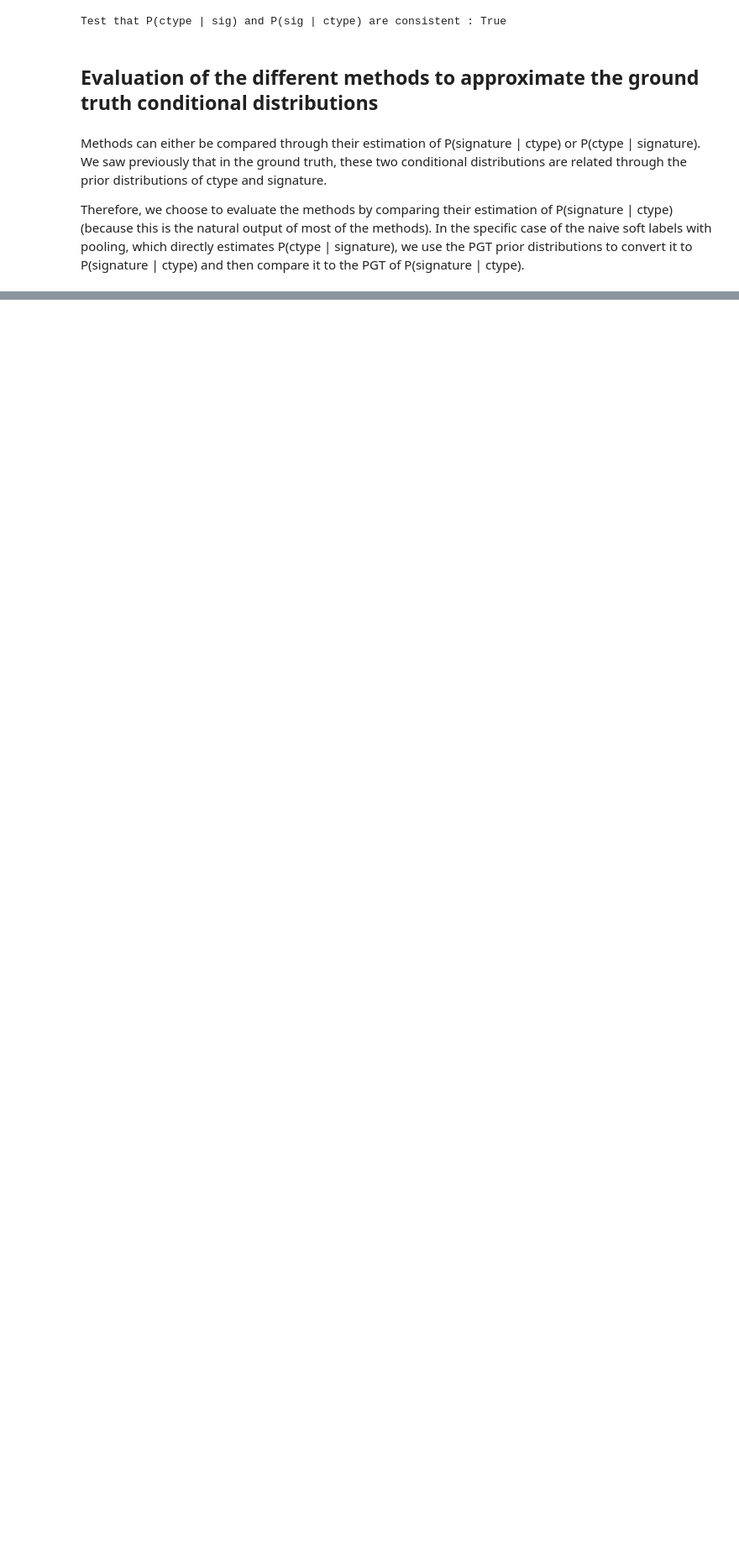
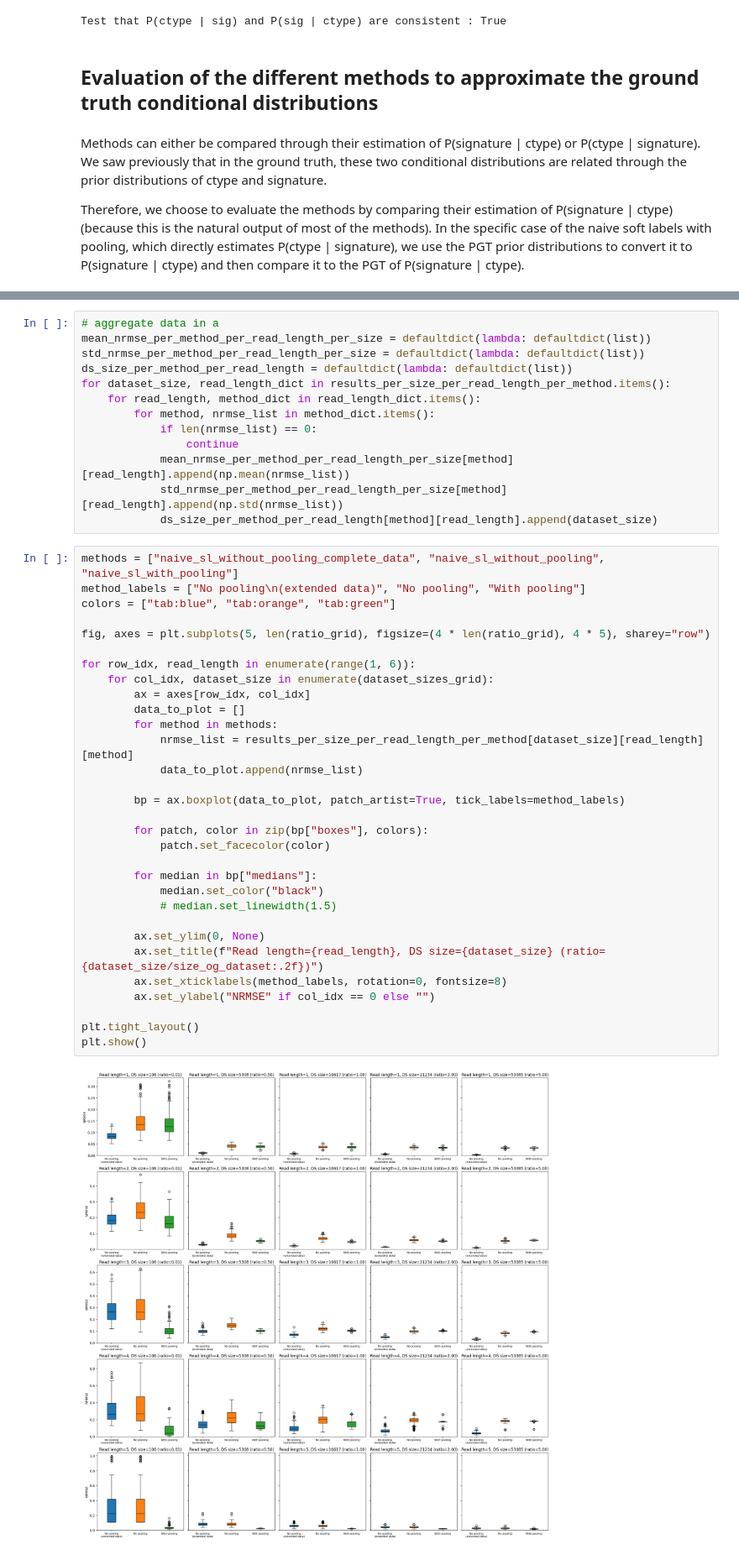
Before and after one commit to CompEpigen/syto, a Jupyter notebook: EDA/extract_soft_labels_from_noisy_samples/extract_soft_labels_from_noisy_samples.ipynb, the cells around one changed output, grey strips where cells are left out. Shown at 84% size. Drawn from its saved outputs; the diff is of its cells as text; blank space fills up the shorter version.

Commit message:
Refactored notebook and created experiment to create bootstrap samples of the original dataset and compare soft labeling methods

```diff
--- a/EDA/extract_soft_labels_from_noisy_samples/extract_soft_labels_from_noisy_samples.ipynb
+++ b/EDA/extract_soft_labels_from_noisy_samples/extract_soft_labels_from_noisy_samples.ipynb
@@ -531,0 +703,46 @@ In the specific case of the naive soft labels with pooling, which directly estim
+# %%
+# aggregate data in a
+mean_nrmse_per_method_per_read_length_per_size = defaultdict(lambda: defaultdict(list))
+std_nrmse_per_method_per_read_length_per_size = defaultdict(lambda: defaultdict(list))
+ds_size_per_method_per_read_length = defaultdict(lambda: defaultdict(list))
+for dataset_size, read_length_dict in results_per_size_per_read_length_per_method.items():
+    for read_length, method_dict in read_length_dict.items():
+        for method, nrmse_list in method_dict.items():
+            if len(nrmse_list) == 0:
+                continue
+            mean_nrmse_per_method_per_read_length_per_size[method][read_length].append(np.mean(nrmse_list))
+            std_nrmse_per_method_per_read_length_per_size[method][read_length].append(np.std(nrmse_list))
+            ds_size_per_method_per_read_length[method][read_length].append(dataset_size)
+# %%
+methods = ["naive_sl_without_pooling_complete_data", "naive_sl_without_pooling", "naive_sl_with_pooling"]
+method_labels = ["No pooling\n(extended data)", "No pooling", "With pooling"]
+colors = ["tab:blue", "tab:orange", "tab:green"]
+
+fig, axes = plt.subplots(5, len(ratio_grid), figsize=(4 * len(ratio_grid), 4 * 5), sharey="row")
+
+for row_idx, read_length in enumerate(range(1, 6)):
+    for col_idx, dataset_size in enumerate(dataset_sizes_grid):
+        ax = axes[row_idx, col_idx]
+        data_to_plot = []
+        for method in methods:
+            nrmse_list = results_per_size_per_read_length_per_method[dataset_size][read_length][method]
+            data_to_plot.append(nrmse_list)
+
+        bp = ax.boxplot(data_to_plot, patch_artist=True, tick_labels=method_labels)
+
+        for patch, color in zip(bp["boxes"], colors):
+            patch.set_facecolor(color)
+
+        for median in bp["medians"]:
+            median.set_color("black")
+            # median.set_linewidth(1.5)
+
+        ax.set_ylim(0, None)
+        ax.set_title(f"Read length={read_length}, DS size={dataset_size} (ratio={dataset_size/size_og_dataset:.2f})")
+        ax.set_xticklabels(method_labels, rotation=0, fontsize=8)
+        ax.set_ylabel("NRMSE" if col_idx == 0 else "")
+
+plt.tight_layout()
+plt.show()
+# %% [output]
+[figure, added]
```
Also changed, not shown: parts of 19 cells of this notebook.
